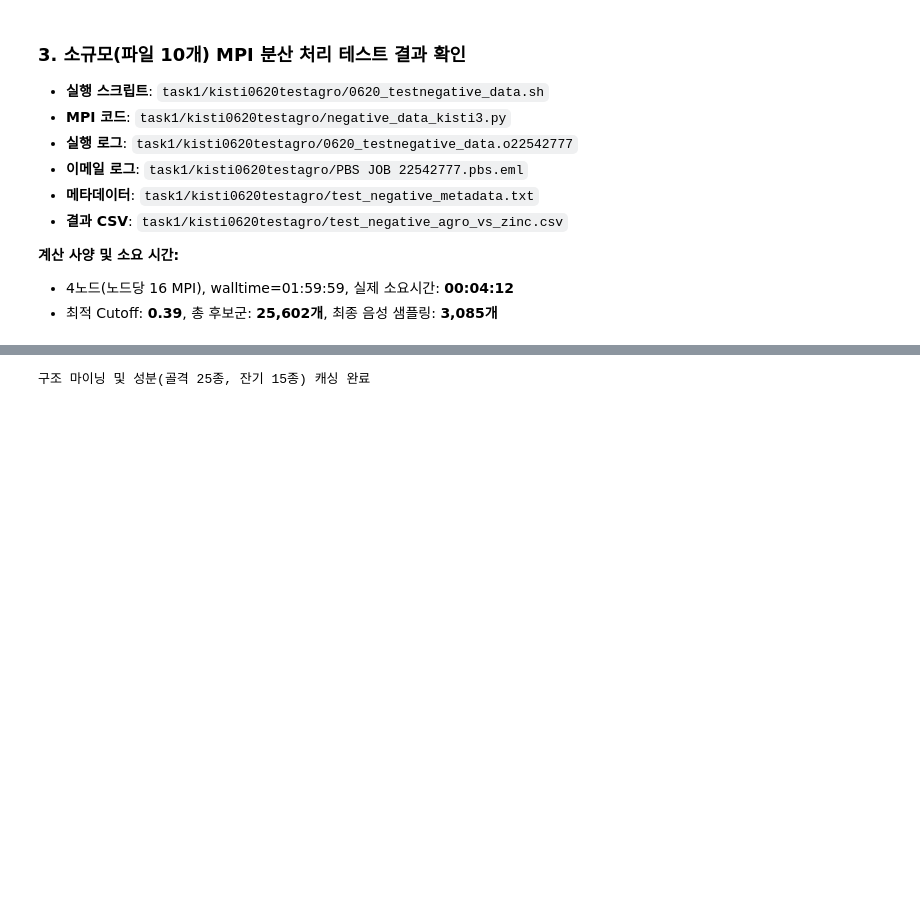
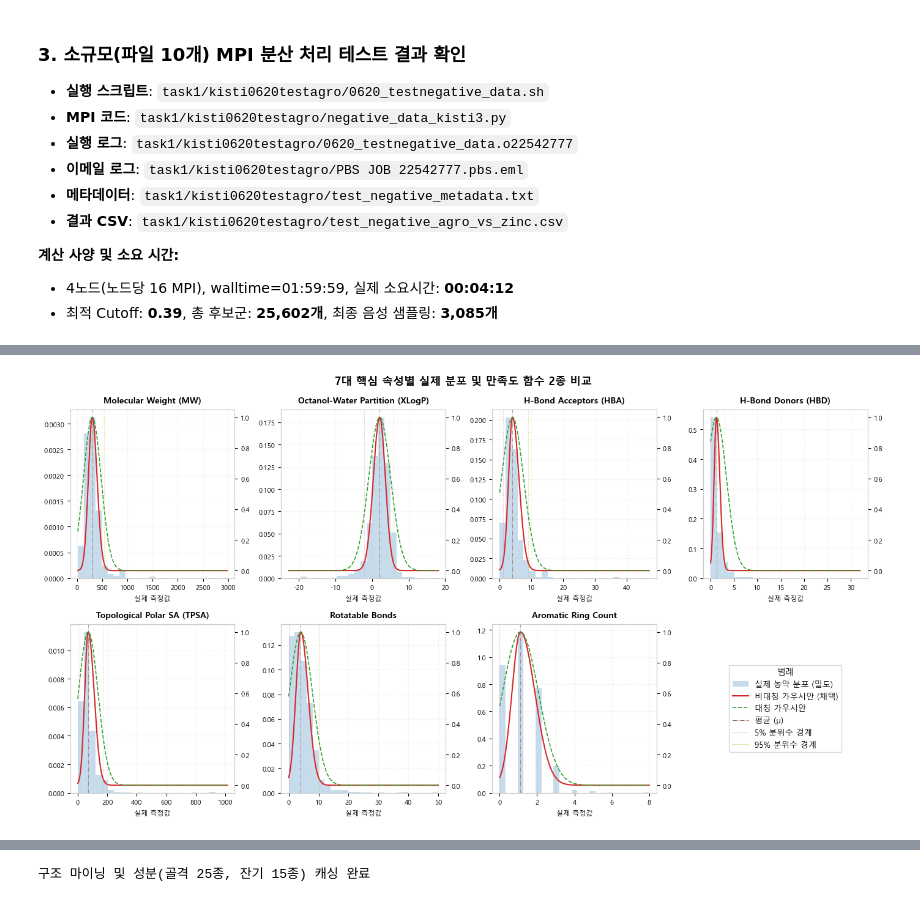
Before and after one commit to KNY1029/AL2026, a Jupyter notebook: finalV4.ipynb, the cells around one changed output, grey strips where cells are left out. Cells and saved outputs as stored; diff of their text form; code cells hidden in the pictures; blank space fills up the shorter version.

```diff
--- a/finalV4.ipynb
+++ b/finalV4.ipynb
@@ -586,0 +469,98 @@ print(f"- 물리적 하한선(MW=0)에서의 만족도: 비대칭 모델 = {desi
+# %%
+# [주석] 농약 물성 분포의 비대칭성(양의 왜도) 및 분위수 경계(5%, 95%) 통제를 위한 비대칭 가우시안 채택 타당성 검증
+print('[분석] 물성 만족도 함수 비교: 대칭 vs 비대칭 가우시안')
+print()
+from scipy.stats import gaussian_kde, skew
+import numpy as np, math
+
+def desirability_sym(x, mu, sigma):
+    return math.exp(-0.5 * ((x - mu) / sigma) ** 2)
+
+labels_dict = {
+    'mw': 'Molecular Weight (MW)',
+    'xlogp': 'Octanol-Water Partition (XLogP)',
+    'hbondacc': 'H-Bond Acceptors (HBA)',
+    'hbonddonor': 'H-Bond Donors (HBD)',
+    'polararea': 'Topological Polar SA (TPSA)',
+    'rotbonds': 'Rotatable Bonds',
+    'aromatic_rings': 'Aromatic Ring Count'
+}
+
+# final_neg에 개별 물성 컬럼이 없으면 생성
+for col in PROPERTY_COLUMNS:
+    if col not in final_neg.columns:
+        final_neg[col] = [prop_funcs[col](m) for m in final_neg['mol']]
+
+# --- 1. 7대 핵심 속성에 대해 실제 분포와 대칭/비대칭 가우시안 곡선 오버레이 (2x4 그리드) ---
+plt.rcParams['font.family'] = 'Malgun Gothic'
+plt.rcParams['axes.unicode_minus'] = False
+
+fig, axes = plt.subplots(2, 4, figsize=(14, 7.5))
+axes_flat = axes.flatten()
+
+for i, col in enumerate(PROPERTY_COLUMNS):
+    ax1 = axes_flat[i]
+    vals = pos_df[col].to_numpy()
+    mean_val, sigma_up, sigma_down = stats_asym[col]
+    std_val = np.std(vals)
+
+    x_range = np.linspace(min(vals), max(vals), 300)
+    y_asym = [desirability_asym(x, mean_val, sigma_up, sigma_down) for x in x_range]
+    y_sym = [desirability_sym(x, mean_val, std_val) for x in x_range]
+
+    # 실제 분포 히스토그램 (좌축)
+    ax1.hist(vals, bins=25, density=True, alpha=0.25, color='#1f77b4', edgecolor='white', linewidth=0.2)
+    ax1.set_title(labels_dict[col], fontsize=10, fontweight='bold', pad=8)
+    ax1.set_xlabel('실제 측정값', fontsize=8)
+    ax1.tick_params(axis='both', labelsize=8)
+    ax1.grid(True, linestyle='--', alpha=0.15)
+
+    # 만족도 점수 곡선 (우축)
+    ax2 = ax1.twinx()
+    ax2.plot(x_range, y_asym, color='#d62728', linewidth=1.5, linestyle='-')
+    ax2.plot(x_range, y_sym, color='#2ca02c', linewidth=1.2, linestyle='--')
+    ax2.set_ylim(-0.05, 1.05)
+    ax2.tick_params(axis='y', labelsize=8)
+
+    # 분위수 및 평균 경계 수직선
+    val_5 = np.percentile(vals, 5)
+    val_95 = np.percentile(vals, 95)
+    ax2.axvline(mean_val, color='#8c564b', linestyle='-.', lw=0.8, alpha=0.6)
+    ax2.axvline(val_5, color='#e377c2', linestyle=':', lw=0.8, alpha=0.6)
+    ax2.axvline(val_95, color='#bcbd22', linestyle=':', lw=0.8, alpha=0.6)
+
+# 8번째 서브플롯은 범례로 활용
+ax_legend = axes_flat[7]
+ax_legend.axis('off')
+from matplotlib.lines import Line2D
+from matplotlib.patches import Patch
+legend_elements = [
+    Patch(facecolor='#1f77b4', edgecolor='none', alpha=0.25, label='실제 농약 분포 (밀도)'),
+    Line2D([0], [0], color='#d62728', lw=1.5, linestyle='-', label='비대칭 가우시안 (채택)'),
+    Line2D([0], [0], color='#2ca02c', lw=1.2, linestyle='--', label='대칭 가우시안'),
+    Line2D([0], [0], color='#8c564b', lw=0.8, linestyle='-.', label='평균 (μ)'),
+    Line2D([0], [0], color='#e377c2', lw=0.8, linestyle=':', label='5% 분위수 경계'),
+    Line2D([0], [0], color='#bcbd22', lw=0.8, linestyle=':', label='95% 분위수 경계')
+]
+ax_legend.legend(handles=legend_elements, loc='center', frameon=True, fontsize=9.5, title='범례', title_fontsize=10)
+
+plt.suptitle('7대 핵심 속성별 실제 분포 및 만족도 함수 2종 비교', fontsize=13, fontweight='bold', y=0.98)
+plt.tight_layout()
+plt.show()
+
+# --- 2. 7대 속성 물성 분포 비대칭성 및 표준편차 대조 ---
+print('=== 7대 속성 물성 분포 비대칭성 및 표준편차 대조 ===')
+print(f"{f'속성':<30} | {f'왜도 (Skewness)':<15} | {f'대칭형 표준편차 (σ)':<20} | {f'비대칭형 표준편차 (좌 σ_down vs 우 σ_up)'}")
+print('-' * 95)
+
+for col in PROPERTY_COLUMNS:
+    vals = pos_df[col].to_numpy()
+    sk = skew(vals)
+    std_val = np.std(vals)
+    mean_a, sigma_up, sigma_down = stats_asym[col]
+    print(f"{labels_dict[col]:<30} | {sk:<15.2f} | {std_val:<20.2f} | {sigma_down:.2f} vs {sigma_up:.2f}")
+
+print()
+print('→ 왜도(Skewness)가 0에서 크게 벗어나 물성 분포가 비대칭적임을 보여준다.')
+print('→ 비대칭형 모델은 좌우 표준편차(σ_down, σ_up)를 독립적으로 유도하여 데이터의 비대칭성을 효과적으로 반영한다.')
+# %% [output]
@@ -586,0 +568 @@ print(f"- 물리적 하한선(MW=0)에서의 만족도: 비대칭 모델 = {desi
+[figure, added]
```
Also changed, not shown: parts of 22 cells of this notebook.
